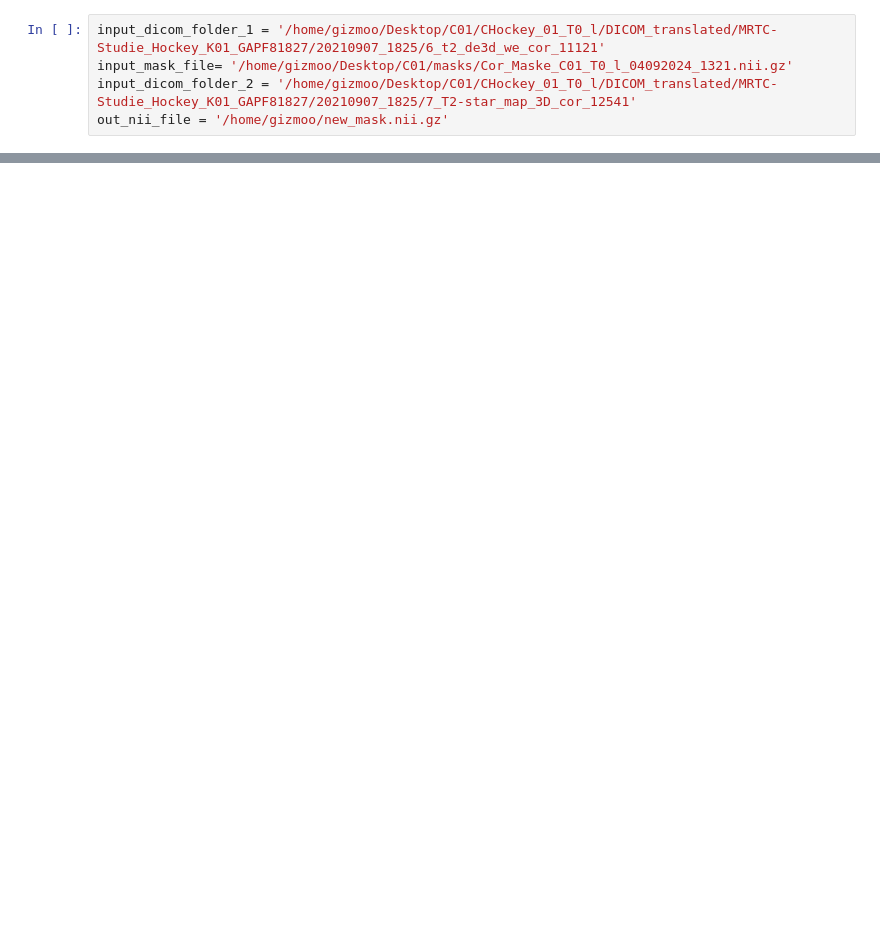
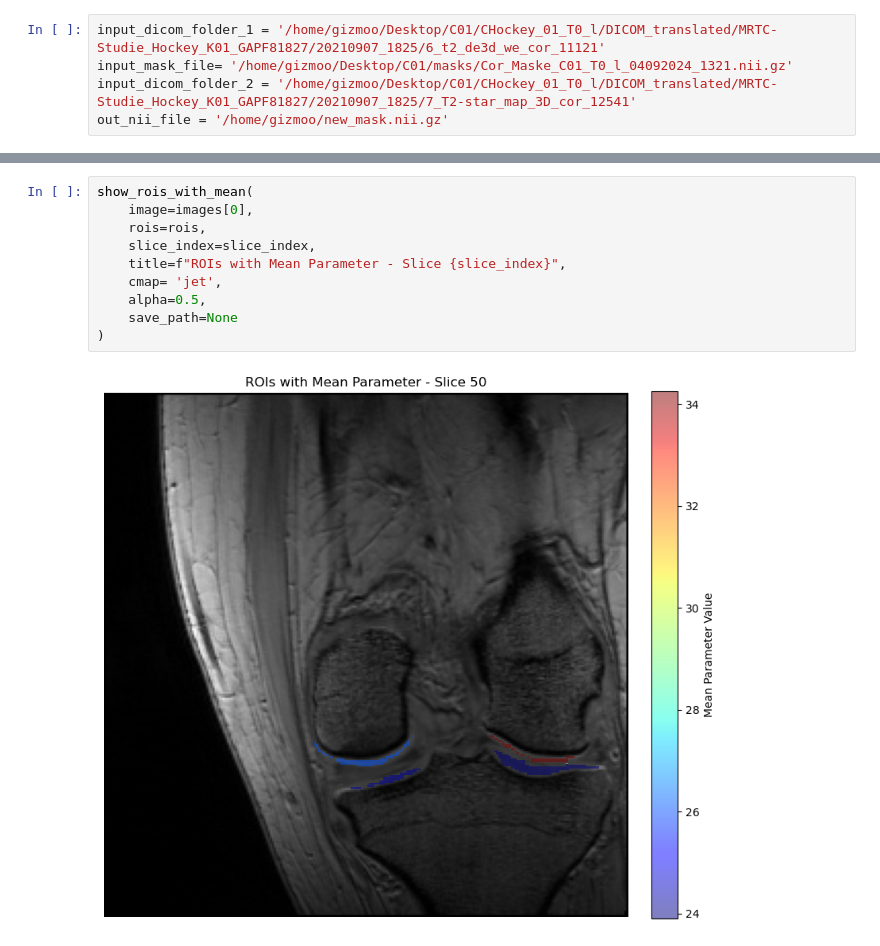
Before and after one commit to Mesonn/MRI_bib, a Jupyter notebook: Trans_Test.ipynb, the cells around one changed output, grey strips where cells are left out. Drawn from its saved outputs; the diff is of its cells as text; blank space fills up the shorter version.

```diff
--- a/Trans_Test.ipynb
+++ b/Trans_Test.ipynb
@@ -30,0 +96,12 @@ transform(
+# %%
+show_rois_with_mean(
+    image=images[0],
+    rois=rois,
+    slice_index=slice_index,
+    title=f"ROIs with Mean Parameter - Slice {slice_index}",
+    cmap= 'jet',
+    alpha=0.5,
+    save_path=None
+)
+# %% [output]
+[figure, added]
```
Also changed, not shown: parts of 8 cells of this notebook, 1 other file.
